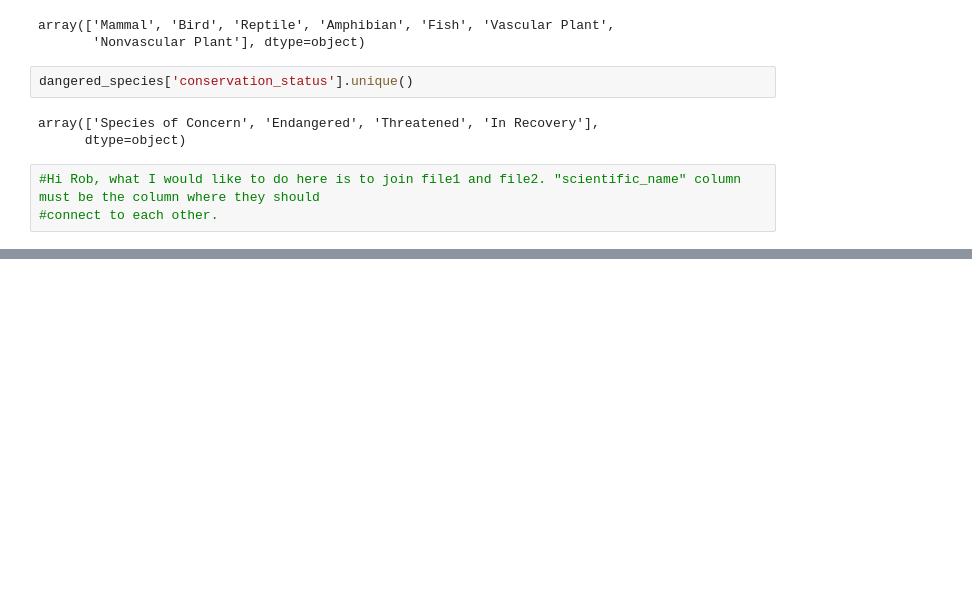
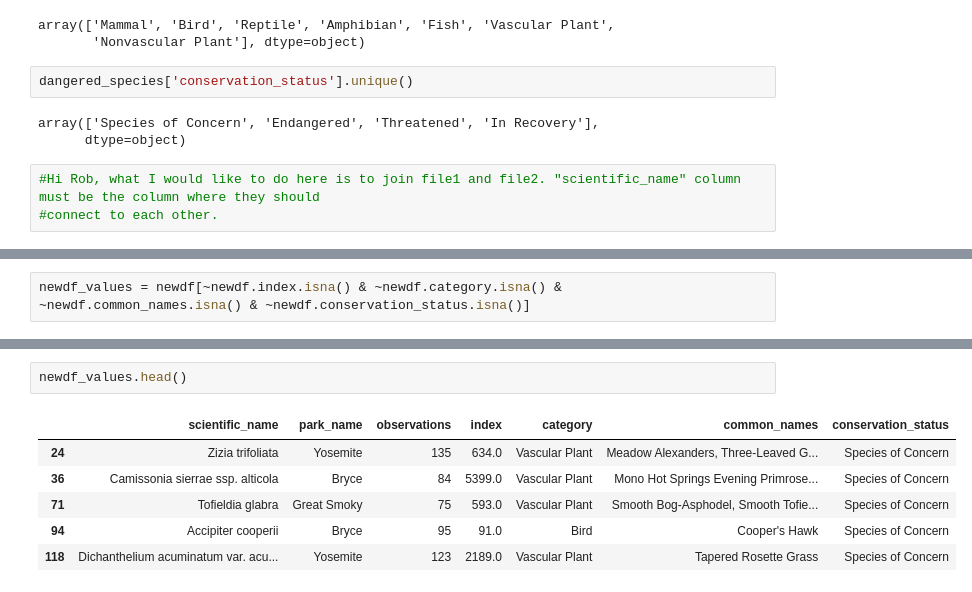
Before and after one commit to LiZoMark841619/Biodiversity_Project, a Jupyter notebook: biodiversity_starter/biodiversity.ipynb, the cells around one changed output, grey strips where cells are left out. Saved outputs shown, nothing was run; the diff lists cells and outputs as text; blank space fills up the shorter version.

```diff
--- a/biodiversity_starter/biodiversity.ipynb
+++ b/biodiversity_starter/biodiversity.ipynb
@@ -290,0 +319,2 @@ array(['Species of Concern', 'Endangered', 'Threatened', 'In Recovery'],
+# %%
+newdf_values = newdf[~newdf.index.isna() & ~newdf.category.isna() & ~newdf.common_names.isna() & ~newdf.conservation_status.isna()]
@@ -290,0 +338,9 @@ array(['Species of Concern', 'Endangered', 'Threatened', 'In Recovery'],
+# %%
+newdf_values.head()
+# %% [output]
+|  | scientific_name | park_name | observations | index | category | common_names | conservation_status |
+| 24 | Zizia trifoliata | Yosemite | 135 | 634.0 | Vascular Plant | Meadow Alexanders, Three-Leaved G... | Species of Concern |
+| 36 | Camissonia sierrae ssp. alticola | Bryce | 84 | 5399.0 | Vascular Plant | Mono Hot Springs Evening Primrose... | Species of Concern |
+| 71 | Tofieldia glabra | Great Smoky | 75 | 593.0 | Vascular Plant | Smooth Bog-Asphodel, Smooth Tofie... | Species of Concern |
+| 94 | Accipiter cooperii | Bryce | 95 | 91.0 | Bird | Cooper's Hawk | Species of Concern |
+| 118 | Dichanthelium acuminatum var. acu... | Yosemite | 123 | 2189.0 | Vascular Plant | Tapered Rosette Grass | Species of Concern |
```
Also changed, not shown: parts of 4 cells of this notebook.
